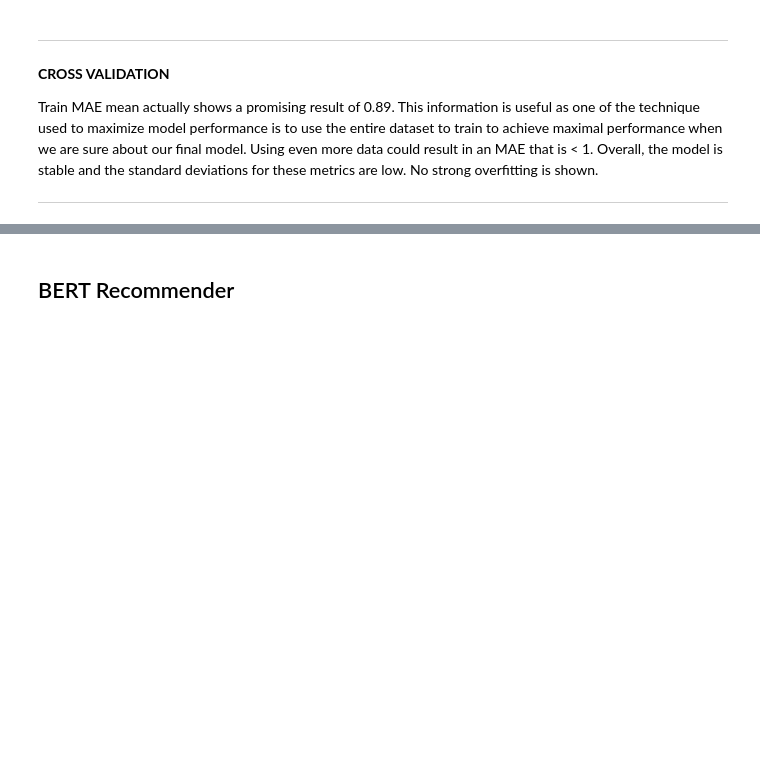
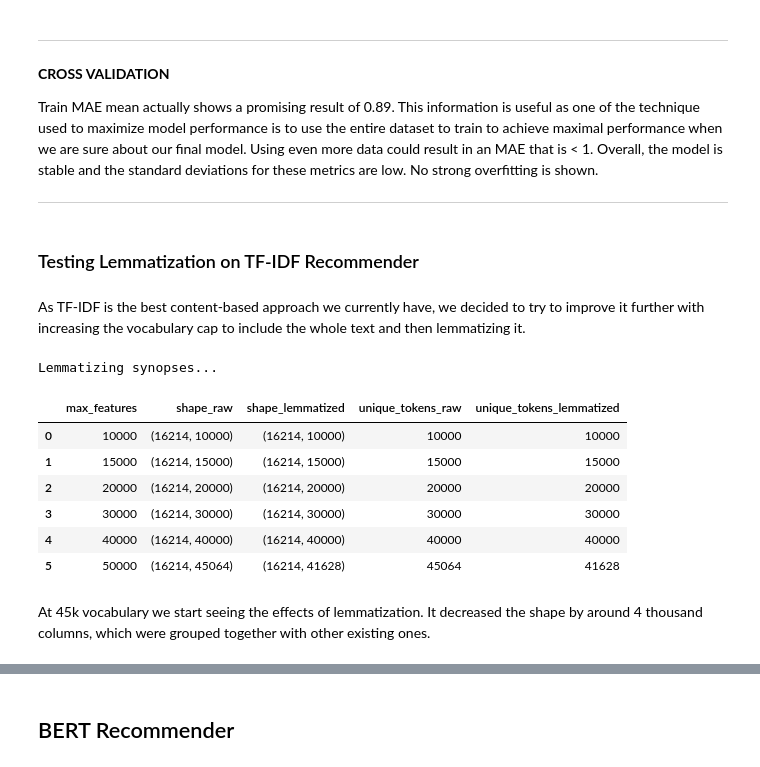
Before and after one commit to rubendjg/Anime-Recommendation-System, a Jupyter notebook: modeling/modeling.ipynb, the cells around one changed output, grey strips where cells are left out. Saved outputs shown, nothing was run; the diff lists cells and outputs as text; code cells hidden in the pictures; blank space fills up the shorter version.

```diff
--- a/modeling/modeling.ipynb
+++ b/modeling/modeling.ipynb
@@ -1361,3 +1355,53 @@ pd.DataFrame(cv_results)[["test_rmse", "test_mae", "train_rmse", "train_mae"]].a
 Train MAE mean actually shows a promising result of 0.89. This information is useful as one of the technique used to maximize model performance is to use the entire dataset to train to achieve maximal performance when we are sure about our final model. Using even more data could result in an MAE that is < 1. Overall, the model is stable and the standard deviations for these metrics are low. No strong overfitting is shown.
 
 ---
+# %% [markdown]
+### Testing Lemmatization on TF-IDF Recommender
+# %% [markdown]
+As TF-IDF is the best content-based approach we currently have, we decided to try to improve it further with increasing the vocabulary cap to include the whole text and then lemmatizing it.
+# %%
+import nltk
+from nltk.stem import WordNetLemmatizer
+from nltk.tokenize import word_tokenize
+
+nltk.download("wordnet", quiet=True)
+nltk.download("punkt", quiet=True)
+nltk.download("punkt_tab", quiet=True)
+
+lemmatizer = WordNetLemmatizer()
+
+def lemmatize_text(text):
+    tokens = word_tokenize(str(text).lower())
+    return " ".join(lemmatizer.lemmatize(t) for t in tokens)
+
+print("Lemmatizing synopses...")
+lemmatized_synopses = _synopsis_df["sypnopsis"].apply(lemmatize_text)
+
+shape_rows = []
+for max_f in [10000, 15000, 20000, 30000, 40000, 50000]:
+    vec_raw = TfidfVectorizer(stop_words="english", max_features=max_f)
+    mat_raw = vec_raw.fit_transform(_synopsis_df["sypnopsis"])
+
+    vec_lem = TfidfVectorizer(stop_words="english", max_features=max_f)
+    mat_lem = vec_lem.fit_transform(lemmatized_synopses)
+
+    shape_rows.append({
+        "max_features": max_f,
+        "shape_raw": mat_raw.shape,
+        "shape_lemmatized": mat_lem.shape,
+        "unique_tokens_raw": len(vec_raw.vocabulary_),
+        "unique_tokens_lemmatized": len(vec_lem.vocabulary_),
+    })
+
+pd.DataFrame(shape_rows)
+# %% [output]
+Lemmatizing synopses...
+|  | max_features | shape_raw | shape_lemmatized | unique_tokens_raw | unique_tokens_lemmatized |
+| 0 | 10000 | (16214, 10000) | (16214, 10000) | 10000 | 10000 |
+| 1 | 15000 | (16214, 15000) | (16214, 15000) | 15000 | 15000 |
+| 2 | 20000 | (16214, 20000) | (16214, 20000) | 20000 | 20000 |
+| 3 | 30000 | (16214, 30000) | (16214, 30000) | 30000 | 30000 |
+| 4 | 40000 | (16214, 40000) | (16214, 40000) | 40000 | 40000 |
+| 5 | 50000 | (16214, 45064) | (16214, 41628) | 45064 | 41628 |
+# %% [markdown]
+At 45k vocabulary we start seeing the effects of lemmatization. It decreased the shape by around 4 thousand columns, which were grouped together with other existing ones.
```
Also changed, not shown: parts of 19 cells of this notebook.
